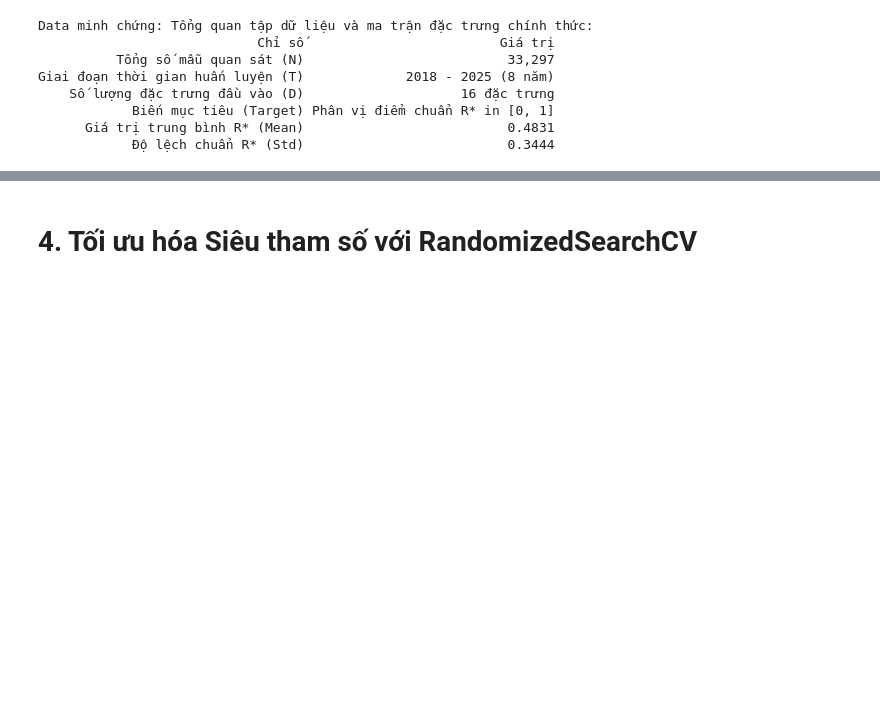
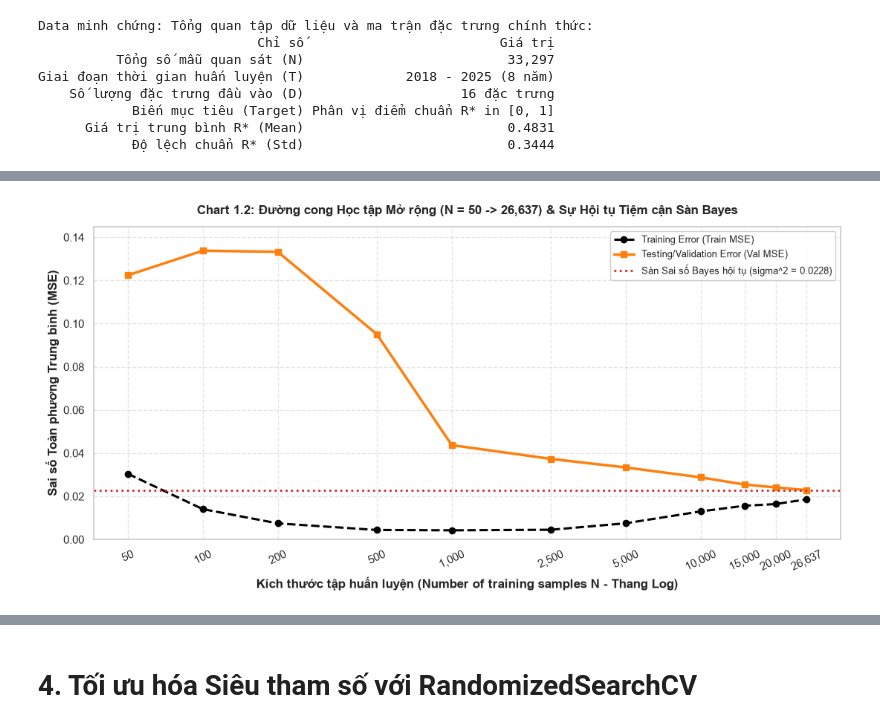
Before and after one commit to MinhQuan805/IS405.R11-Big-Data, a Jupyter notebook: scripts-processing/notebooks/model-training.ipynb, the cells around one changed output, grey strips where cells are left out. Drawn from its saved outputs; the diff is of its cells as text; code cells hidden in the pictures; blank space fills up the shorter version.

```diff
--- a/scripts-processing/notebooks/model-training.ipynb
+++ b/scripts-processing/notebooks/model-training.ipynb
@@ -405,0 +381,66 @@ Data minh chứng: Bảng phân rã sai số Bias-Variance-Bayes và xác địn
+# %%
+# Bước 2.2: Kéo dài Dải Kích thước Mẫu N (từ 50 đến 26,637 mẫu) để Khảo sát Hội tụ Tiệm cận Sàn Bayes
+sample_sizes_extended = [50, 100, 200, 500, 1000, 2500, 5000, 10000, 15000, 20000, len(X_tr_full)]
+learning_records = []
+
+for n in sample_sizes_extended:
+    sub_X_tr = X_tr_full[:n]
+    sub_y_tr = y_tr_full[:n]
+
+    # Sử dụng mô hình cấu hình tối ưu đã xác định ở Bước 2.1
+    model_opt = lgb.LGBMRegressor(
+        max_depth=7,
+        num_leaves=63,
+        n_estimators=120,
+        learning_rate=0.06,
+        random_state=42,
+        verbose=-1,
+        n_jobs=-1
+    )
+    model_opt.fit(sub_X_tr, sub_y_tr)
+
+    tr_p = model_opt.predict(sub_X_tr)
+    va_p = model_opt.predict(X_val_full)
+
+    tr_m = mean_squared_error(sub_y_tr, tr_p)
+    va_m = mean_squared_error(y_val_full, va_p)
+    va_r = np.sqrt(va_m)
+    gap = va_m - tr_m
+
+    learning_records.append({
+        'Số mẫu huấn luyện (N)': n,
+        'Tỷ lệ tập Train (%)': f"{n / len(X_tr_full) * 100:.1f}%",
+        'Train_MSE': round(float(tr_m), 5),
+        'Val_MSE': round(float(va_m), 5),
+        'Val_RMSE': round(float(va_r), 4),
+        'Variance_Gap': round(float(gap), 5)
+    })
+
+df_learning_proof = pd.DataFrame(learning_records)
+print("Data minh chứng: Bảng khảo sát Đường cong Học tập mở rộng (Learning Curve từ N=50 đến toàn bộ dữ liệu):")
+print(df_learning_proof.to_string(index=False))
+
+# Ước lượng Sàn Sai số Bayes tại điểm hội tụ tiệm cận của toàn bộ dữ liệu
+sigma2_bayes = float(df_learning_proof.iloc[-1]['Val_MSE'])
+rmse_bayes = float(df_learning_proof.iloc[-1]['Val_RMSE'])
+print()
+print(f"Data minh chứng: Ước lượng Tiệm cận Sàn Sai số Bayes (Bayes Error Rate) tại N = {len(X_tr_full):,}:")
+print(f">> sigma^2_Bayes (MSE Floor) = {sigma2_bayes:.5f} | RMSE_Bayes = {rmse_bayes:.4f}")
+
+# Trực quan hóa Đường cong Học tập (Learning Curve) mở rộng
+plt.figure(figsize=(11, 5.5))
+plt.plot(df_learning_proof['Số mẫu huấn luyện (N)'], df_learning_proof['Train_MSE'], color='black', linestyle='--', marker='o', linewidth=2.2, label='Training Error (Train MSE)')
+plt.plot(df_learning_proof['Số mẫu huấn luyện (N)'], df_learning_proof['Val_MSE'], color='#ff7f0e', marker='s', linewidth=2.5, label='Testing/Validation Error (Val MSE)')
+plt.axhline(sigma2_bayes, color='#d62728', linestyle=':', linewidth=2, label=f'Sàn Sai số Bayes hội tụ (sigma^2 = {sigma2_bayes:.4f})')
+
+plt.title('Chart 1.2: Đường cong Học tập Mở rộng (N = 50 -> 26,637) & Sự Hội tụ Tiệm cận Sàn Bayes', fontsize=12, fontweight='bold', pad=12)
+plt.xlabel('Kích thước tập huấn luyện (Number of training samples N - Thang Log)', fontweight='bold')
+plt.ylabel('Sai số Toàn phương Trung bình (MSE)', fontweight='bold')
+plt.xscale('log')
+plt.xticks(sample_sizes_extended, [f"{n:,}" for n in sample_sizes_extended], rotation=25)
+plt.ylim(0.000, 0.145)
+plt.legend(loc='upper right', frameon=True, facecolor='white', framealpha=0.95, fontsize=9.5)
+plt.grid(True, linestyle='--', alpha=0.5)
+plt.tight_layout()
+plt.show()
+# %% [output]
@@ -405,0 +463 @@ Data minh chứng: Bảng phân rã sai số Bias-Variance-Bayes và xác địn
+[figure, added]
```
Also changed, not shown: parts of 19 cells of this notebook, 9 other files.
